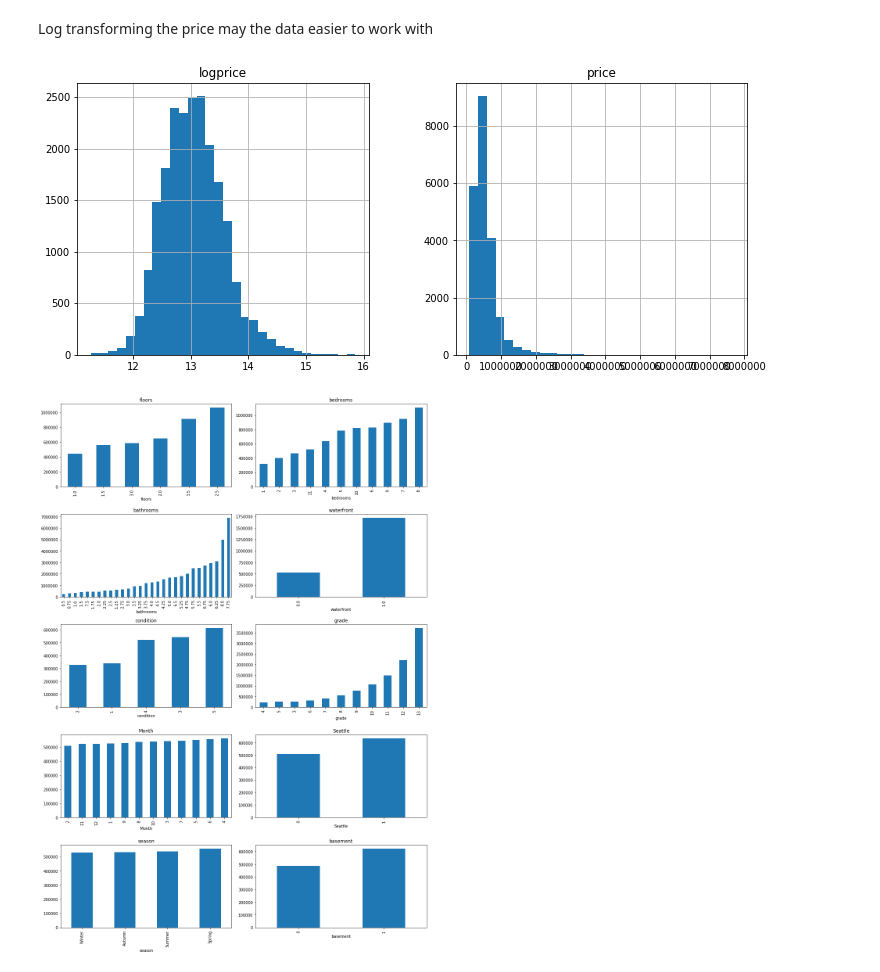
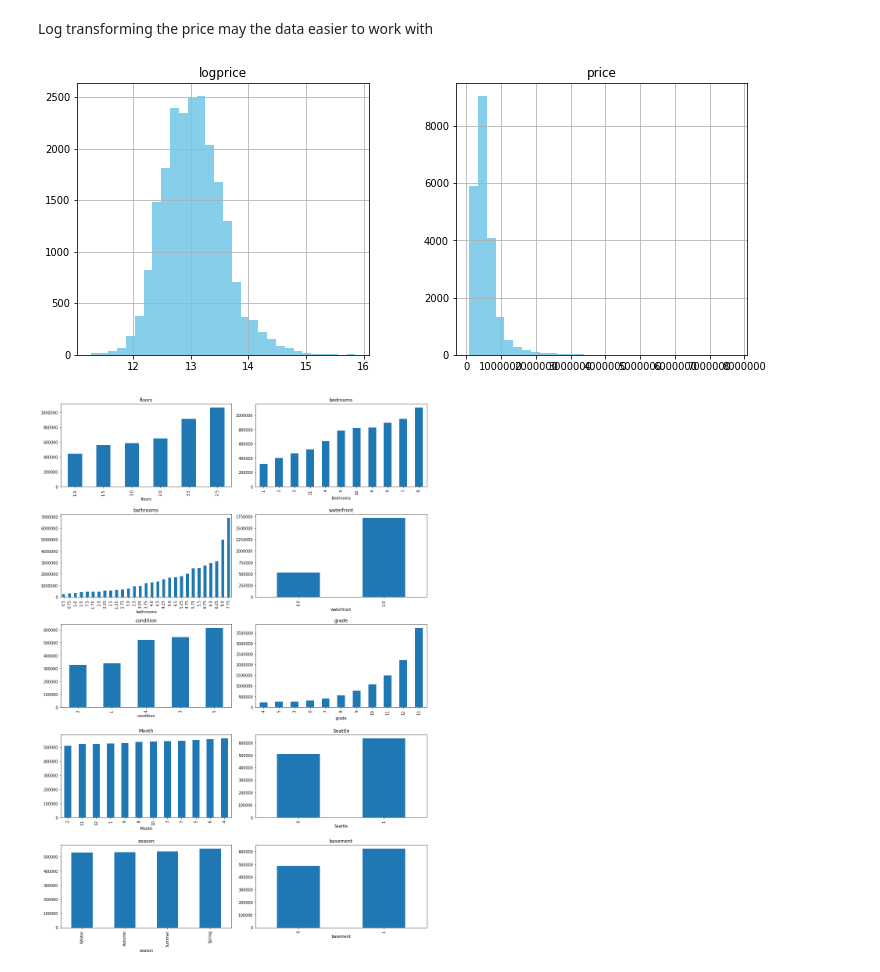
Before and after one commit to aradaha/dsc-mod-2-project-v2-1-onl01-dtsc-ft-030220, a Jupyter notebook: student.ipynb, the cells around one changed output. Drawn from its saved outputs; the diff is of its cells as text; code cells hidden in the pictures.

```diff
--- a/student.ipynb
+++ b/student.ipynb
@@ -251,9 +251,9 @@ fig.tight_layout()
 Log transforming the price may the data easier to work with
 # %%
 df['logprice'] = np.log(df['price'])
-df[['price', 'logprice']].hist(figsize=(12,5),bins=30);
+df[['price', 'logprice']].hist(figsize=(12,5),bins=30,color = "skyblue");
 # %% [output]
-[figure, old version]
+[figure, new version]
 # %%
 fig, axes = plt.subplots(nrows=5, ncols=2, figsize=(14,20))
 
```
Also changed, not shown: parts of 7 cells of this notebook.
